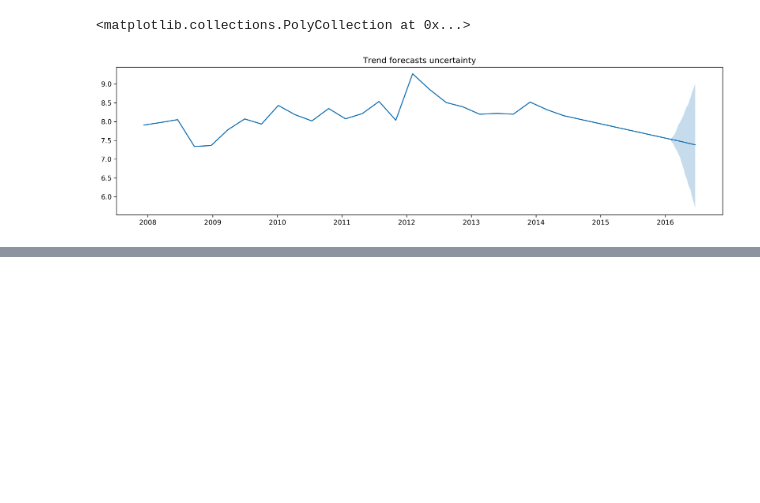
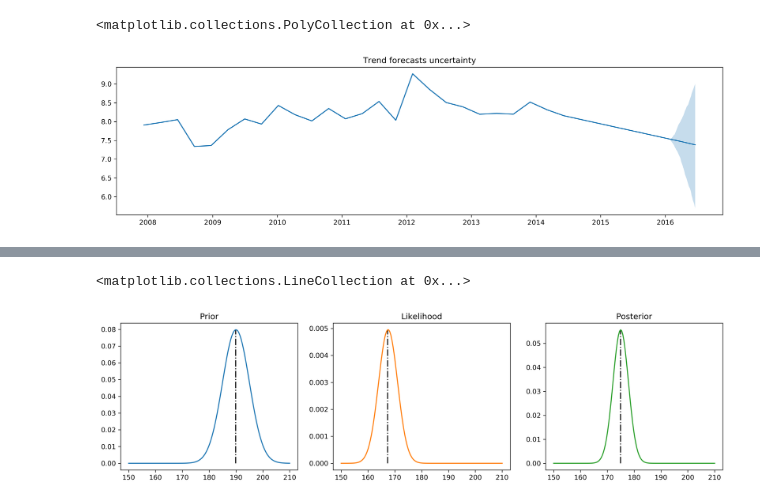
Before and after one commit to ritchie46/pydata-pymc3-prophet, a Jupyter notebook: notebooks/code-up.ipynb, the cells around one changed output, grey strips where cells are left out. Saved outputs shown, nothing was run; the diff lists cells and outputs as text; code cells hidden in the pictures; blank space fills up the shorter version.

```diff
--- a/notebooks/code-up.ipynb
+++ b/notebooks/code-up.ipynb
@@ -276,0 +298,25 @@ plt.fill_between(date, quant[0, :], quant[1, :], alpha=0.25)
+# %%
+m = stats.norm(190, 5)
+h = np.linspace(150, 210, num=150)
+
+prior = m.pdf(h)
+likelihood = np.array([stats.norm(h_i, 5).pdf([165, 170]) for h_i in h]).prod(1)
+unnormalized_posterior = prior * likelihood
+posterior = unnormalized_posterior / unnormalized_posterior.sum()
+
+plt.figure(figsize=(16, 4), dpi=300)
+plt.subplot(131)
+plt.title('Prior')
+plt.plot(h, prior)
+plt.vlines(h[prior.argmax()], 0, prior.max(), linestyles='-.')
+plt.subplot(132)
+plt.title('Likelihood')
+plt.plot(h, likelihood, color='C1')
+plt.vlines(h[likelihood.argmax()], 0, likelihood.max(), linestyles='-.')
+plt.subplot(133)
+plt.title('Posterior')
+plt.plot(h, posterior, color='C2')
+plt.vlines(h[posterior.argmax()], 0, posterior.max(), linestyles='-.')
+# %% [output]
+<matplotlib.collections.LineCollection at 0x...>
+[figure, added]
```
Also changed, not shown: parts of 2 cells of this notebook, 3 other files.
